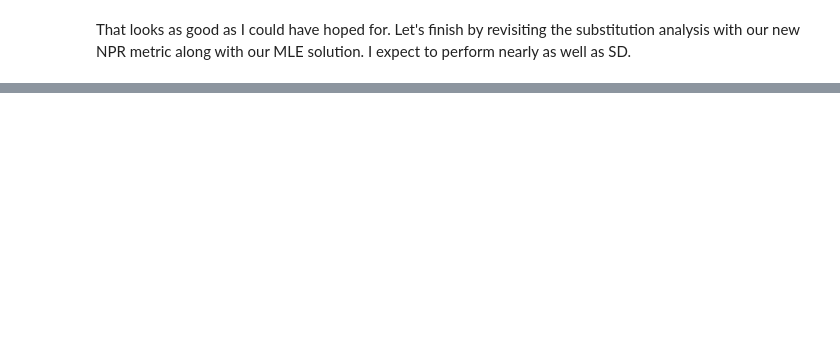
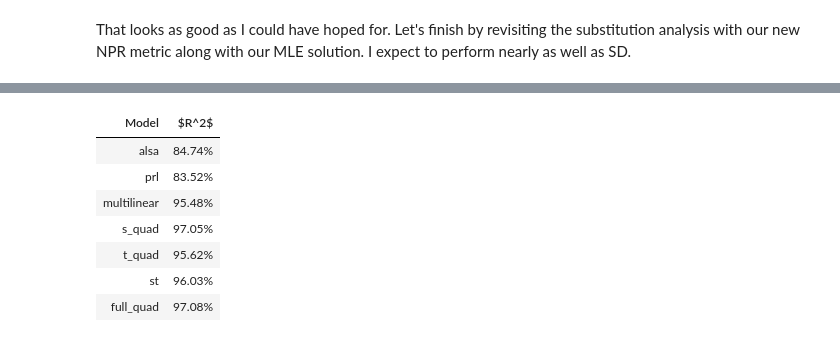
Before and after one commit to oelarnes/deq, a Jupyter notebook: docs/npr-docs.ipynb, the cells around one changed output, grey strips where cells are left out. Cells and saved outputs as stored; diff of their text form; code cells hidden in the pictures; blank space fills up the shorter version.

```diff
--- a/docs/npr-docs.ipynb
+++ b/docs/npr-docs.ipynb
@@ -447,0 +446,42 @@ So,
+# %%
+theta_concat = []
+for set_code in all_sets:
+    theta_concat.append(pick_priority(set_code).with_columns(pl.lit(set_code).alias('expansion')))
+
+theta_df = pl.concat(theta_concat)
+
+join_df = stat_df.join(theta_df, on=["expansion", "name"])
+
+train = join_df.filter(~pl.col('expansion').is_in(test_sets))
+
+alsa = train['alsa'].to_numpy()
+prl = train['pick_rate_logit_seen'].to_numpy()
+theta = train['theta'].to_numpy()
+
+model_params = get_model_params(alsa, prl)
+solutions = {model: np.linalg.lstsq(params, theta)[0] for model, params in model_params.items()}
+
+test = join_df.filter(pl.col('expansion').is_in(test_sets))
+
+alsa = test['alsa'].to_numpy()
+prl = test['pick_rate_logit_seen'].to_numpy()
+theta = test['theta'].to_numpy()
+
+test_params = get_model_params(alsa, prl)
+
+var = np.var(theta)
+r_2_df = pl.DataFrame([{
+    'Model': model,
+    '$R^2$': (var - np.var(X @ solutions[model] - theta))/ var
+} for model, X in test_params.items()])
+
+GT(r_2_df).fmt_percent('$R^2$')
+# %% [output]
+| Model | $R^2$ |
+| alsa | 84.74% |
+| prl | 83.52% |
+| multilinear | 95.48% |
+| s_quad | 97.05% |
+| t_quad | 95.62% |
+| st | 96.03% |
+| full_quad | 97.08% |
```
Also changed, not shown: parts of 17 cells of this notebook, 5 other files.
